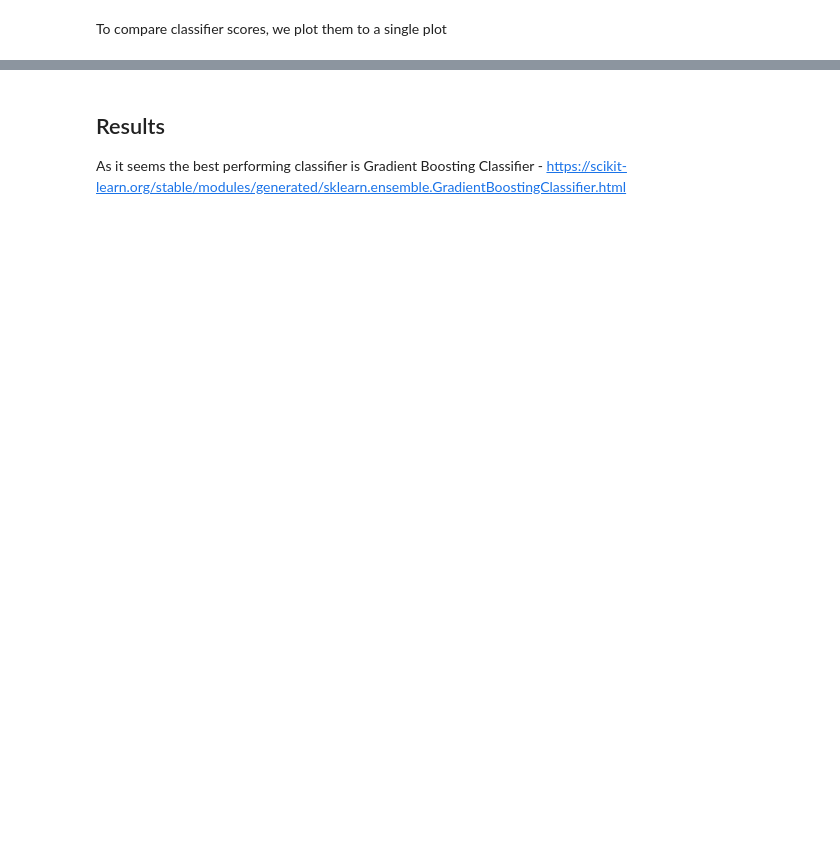
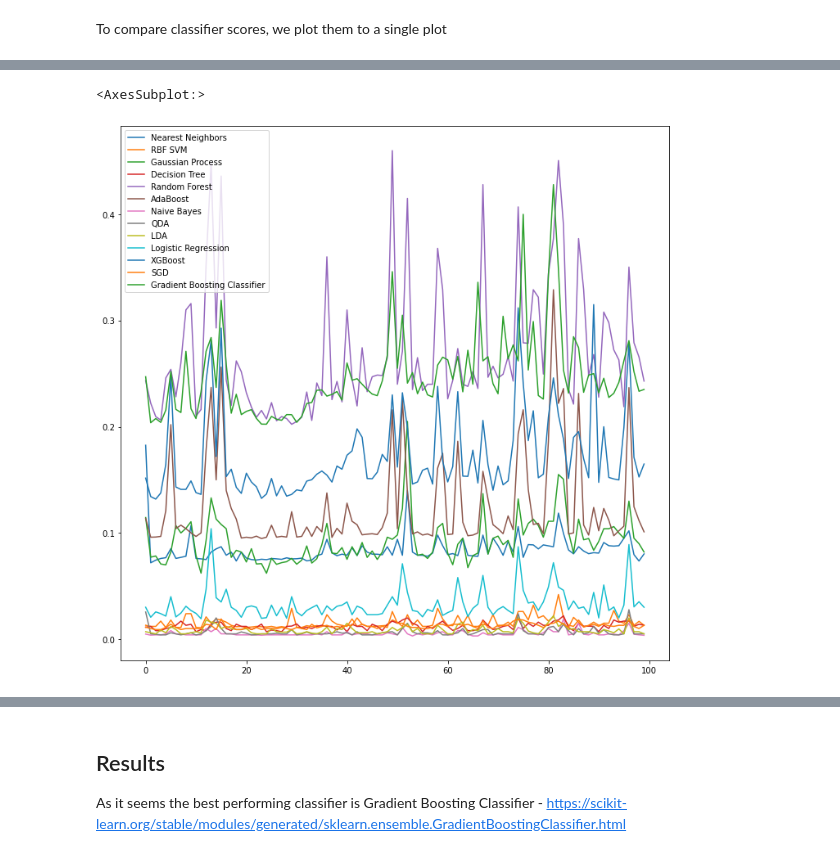
Before and after one commit to qetdr/xAutoML-Project1, a Jupyter notebook: baseline algorithms.ipynb, the cells around one changed output, grey strips where cells are left out. Saved outputs shown, nothing was run; the diff lists cells and outputs as text; code cells hidden in the pictures; blank space fills up the shorter version.

```diff
--- a/baseline algorithms.ipynb
+++ b/baseline algorithms.ipynb
@@ -178,0 +197,6 @@ my_df.plot(figsize=(12,12))
+# %%
+time_df = pd.DataFrame(data=time_result, columns=names)
+time_df.plot(figsize=(12,12))
+# %% [output]
+<AxesSubplot:>
+[figure, added]
```
Also changed, not shown: parts of 12 cells of this notebook.
